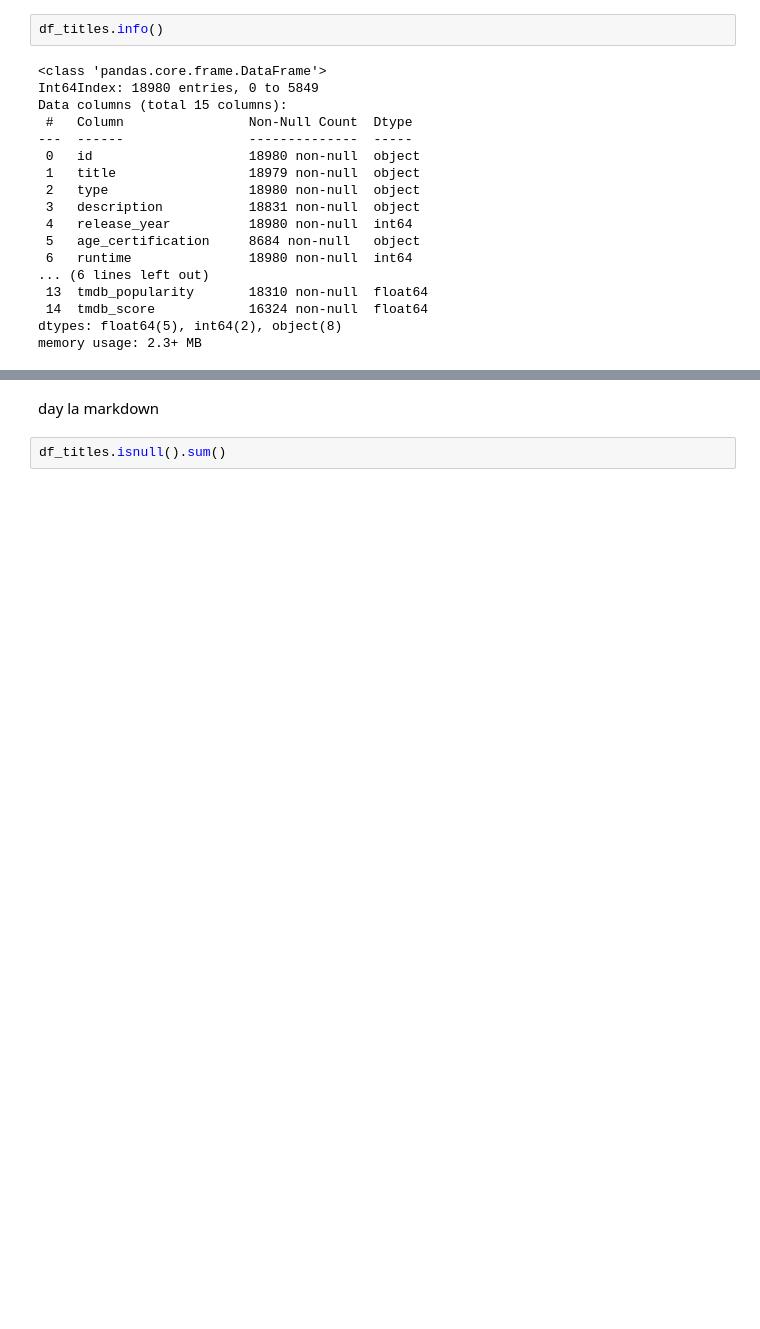
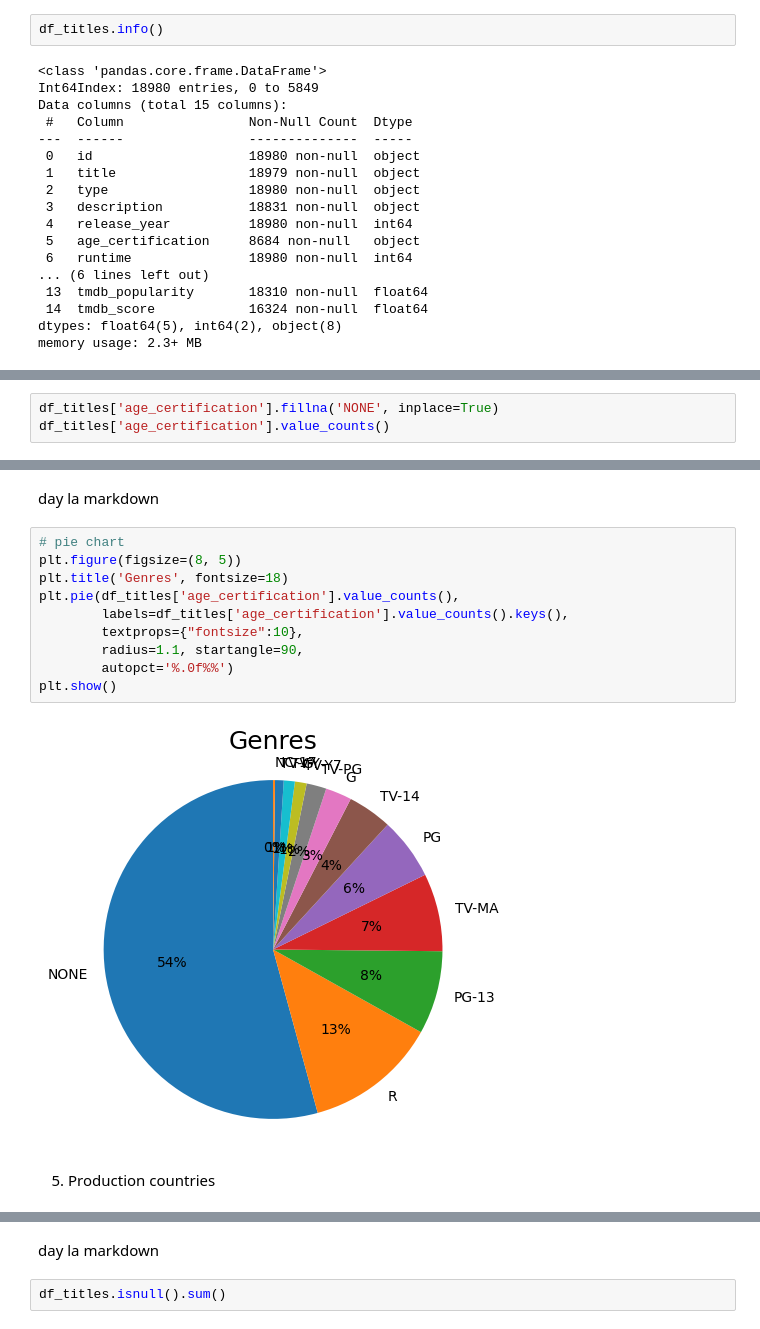
Before and after one commit to quytrungg/Group1_Final_Project_CSC17104, a Jupyter notebook: lab/phase_2_data_exploration/titles_exploration.ipynb, the cells around one changed output, grey strips where cells are left out. Drawn from its saved outputs; the diff is of its cells as text; blank space fills up the shorter version.

```diff
--- a/lab/phase_2_data_exploration/titles_exploration.ipynb
+++ b/lab/phase_2_data_exploration/titles_exploration.ipynb
@@ -89,0 +244,3 @@ memory usage: 2.3+ MB
+# %%
+df_titles['age_certification'].fillna('NONE', inplace=True)
+df_titles['age_certification'].value_counts()
@@ -89,0 +265,16 @@ memory usage: 2.3+ MB
+# %% [markdown]
+day la markdown
+# %%
+# pie chart
+plt.figure(figsize=(8, 5))
+plt.title('Genres', fontsize=18)
+plt.pie(df_titles['age_certification'].value_counts(),
+        labels=df_titles['age_certification'].value_counts().keys(),
+        textprops={"fontsize":10},
+        radius=1.1, startangle=90,
+        autopct='%.0f%%')
+plt.show()
+# %% [output]
+[figure, added]
+# %% [markdown]
+5. Production countries
```
Also changed, not shown: parts of 54 cells of this notebook, 3 other files.
